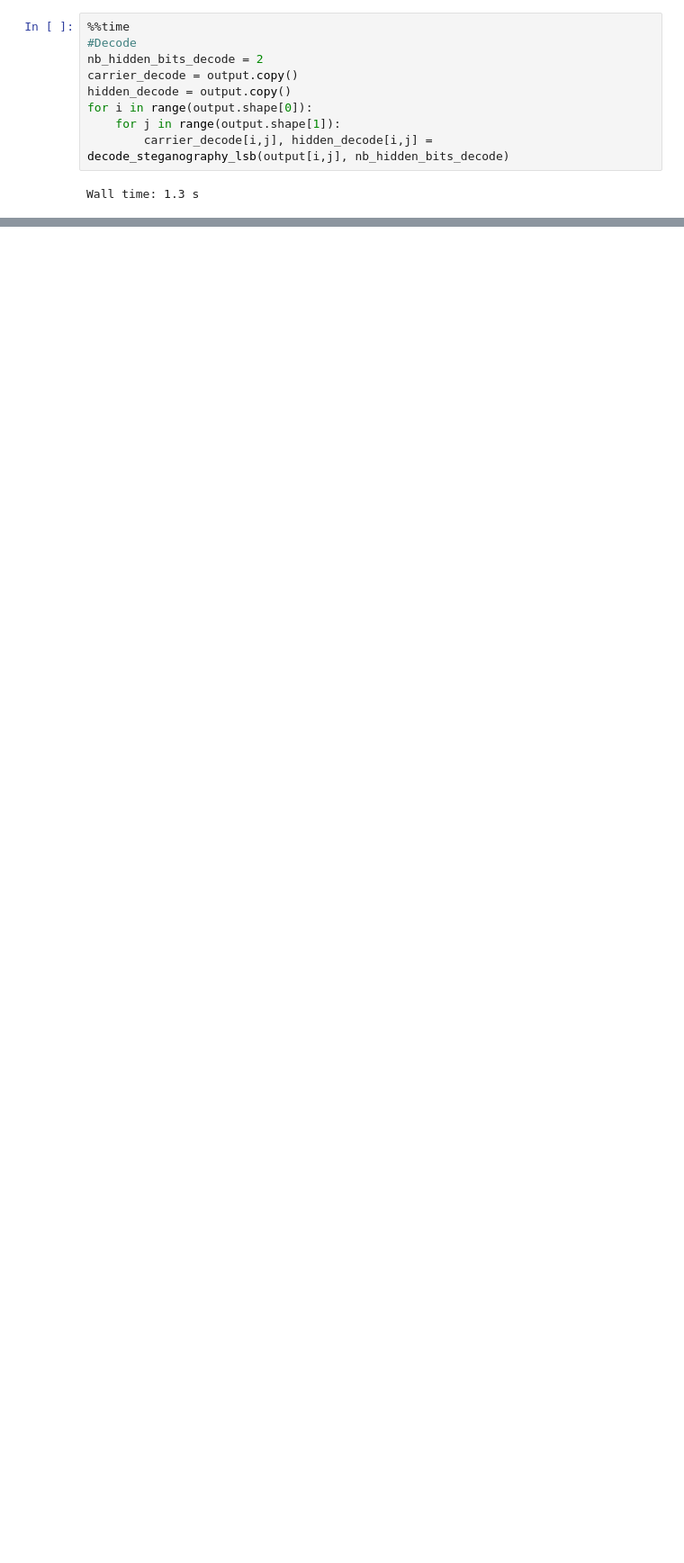
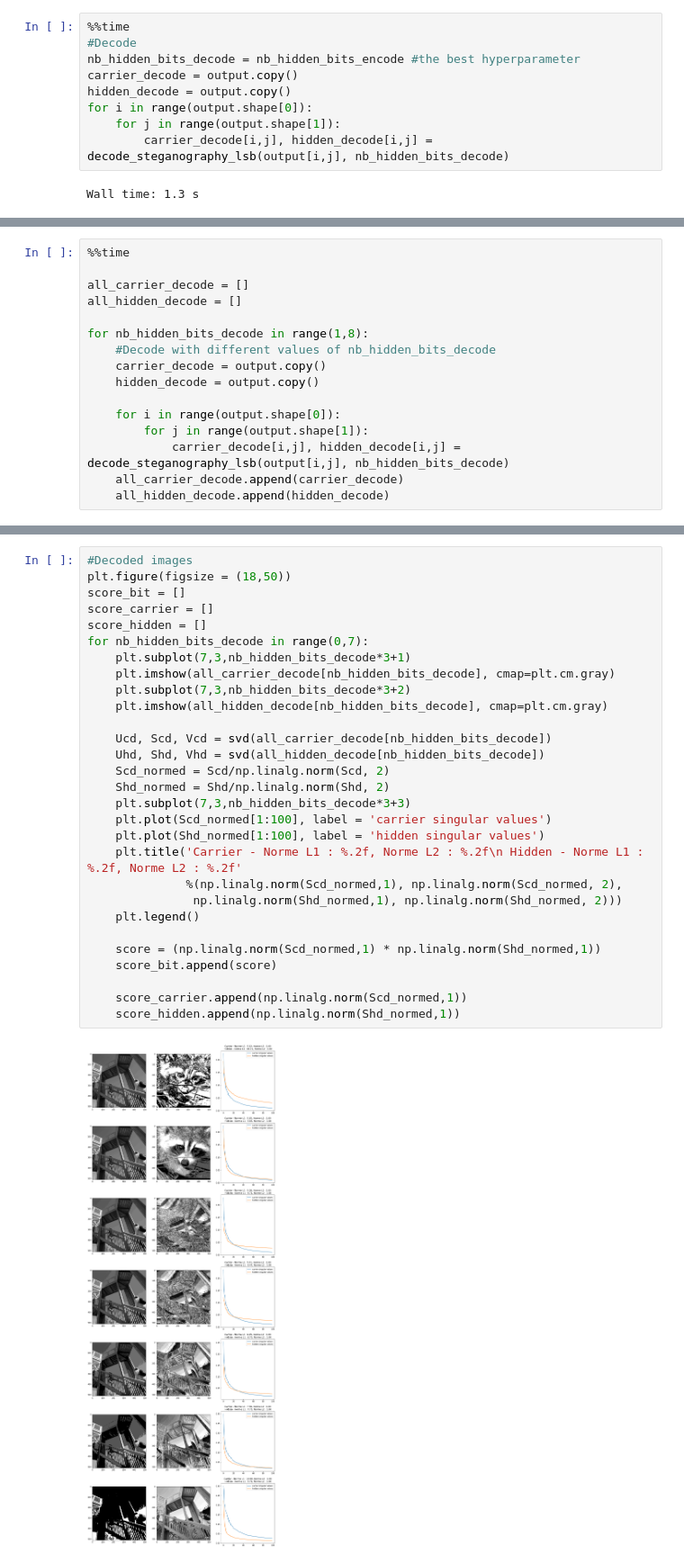
Before and after one commit to claudiadelgado92/Compressed-Sensing, a Jupyter notebook: Steganography with LSB.ipynb, the cells around one changed output, grey strips where cells are left out. Shown at 90% size. Saved outputs shown, nothing was run; the diff lists cells and outputs as text; blank space fills up the shorter version.

```diff
--- a/Steganography with LSB.ipynb
+++ b/Steganography with LSB.ipynb
@@ -156,7 +161,7 @@ plt.title('Encoded image with nb_hidden_bits = %.0f' %nb_hidden_bits_encode)
 # %%
 %%time
 #Decode
-nb_hidden_bits_decode = 2
+nb_hidden_bits_decode = nb_hidden_bits_encode #the best hyperparameter
 carrier_decode = output.copy()
 hidden_decode = output.copy()
 for i in range(output.shape[0]):
@@ -208,0 +187,16 @@ for nb_hidden_bits_encode in range(1,8):
+# %%
+%%time
+
+all_carrier_decode = []
+all_hidden_decode = []
+
+for nb_hidden_bits_decode in range(1,8):
+    #Decode with different values of nb_hidden_bits_decode
+    carrier_decode = output.copy()
+    hidden_decode = output.copy()
+
+    for i in range(output.shape[0]):
+        for j in range(output.shape[1]):
+            carrier_decode[i,j], hidden_decode[i,j] = decode_steganography_lsb(output[i,j], nb_hidden_bits_decode)
+    all_carrier_decode.append(carrier_decode)
+    all_hidden_decode.append(hidden_decode)
@@ -208,0 +205,31 @@ for nb_hidden_bits_encode in range(1,8):
+# %%
+#Decoded images
+plt.figure(figsize = (18,50))
+score_bit = []
+score_carrier = []
+score_hidden = []
+for nb_hidden_bits_decode in range(0,7):
+    plt.subplot(7,3,nb_hidden_bits_decode*3+1)
+    plt.imshow(all_carrier_decode[nb_hidden_bits_decode], cmap=plt.cm.gray)
+    plt.subplot(7,3,nb_hidden_bits_decode*3+2)
+    plt.imshow(all_hidden_decode[nb_hidden_bits_decode], cmap=plt.cm.gray)
+
+    Ucd, Scd, Vcd = svd(all_carrier_decode[nb_hidden_bits_decode])
+    Uhd, Shd, Vhd = svd(all_hidden_decode[nb_hidden_bits_decode])
+    Scd_normed = Scd/np.linalg.norm(Scd, 2)
+    Shd_normed = Shd/np.linalg.norm(Shd, 2)
+    plt.subplot(7,3,nb_hidden_bits_decode*3+3)
+    plt.plot(Scd_normed[1:100], label = 'carrier singular values')
+    plt.plot(Shd_normed[1:100], label = 'hidden singular values')
+    plt.title('Carrier - Norme L1 : %.2f, Norme L2 : %.2f\n Hidden - Norme L1 : %.2f, Norme L2 : %.2f'
+              %(np.linalg.norm(Scd_normed,1), np.linalg.norm(Scd_normed, 2),
+               np.linalg.norm(Shd_normed,1), np.linalg.norm(Shd_normed, 2)))
+    plt.legend()
+
+    score = (np.linalg.norm(Scd_normed,1) * np.linalg.norm(Shd_normed,1))
+    score_bit.append(score)
+
+    score_carrier.append(np.linalg.norm(Scd_normed,1))
+    score_hidden.append(np.linalg.norm(Shd_normed,1))
+# %% [output]
+[figure, added]
```
Also changed, not shown: parts of 13 cells of this notebook.
